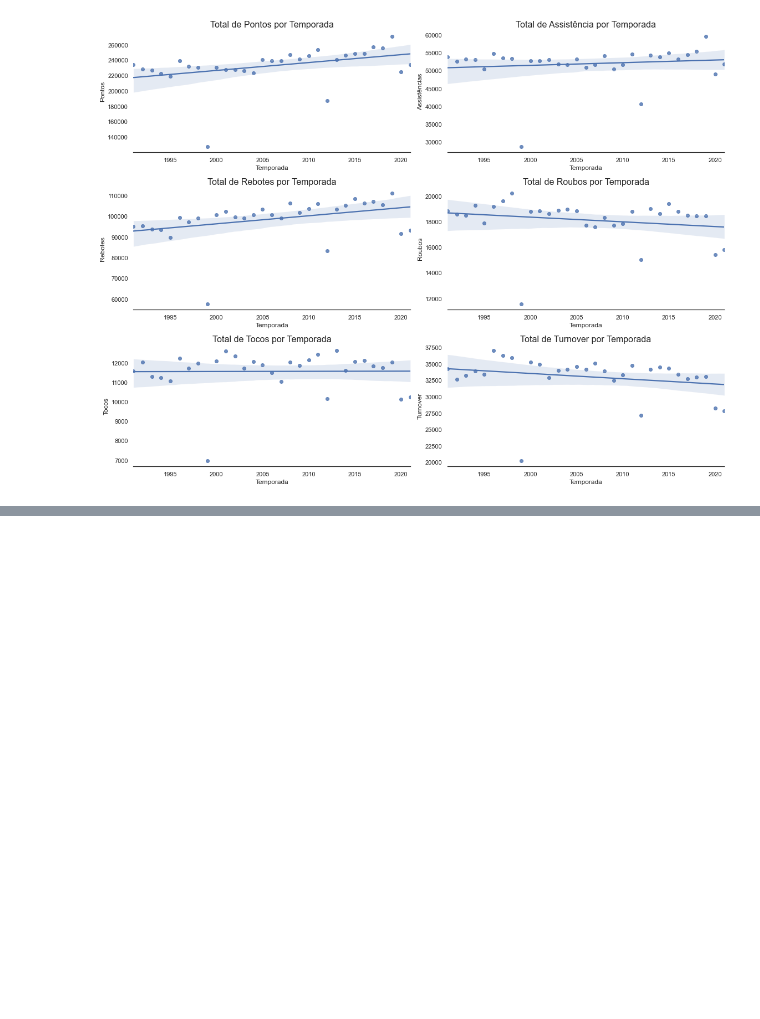
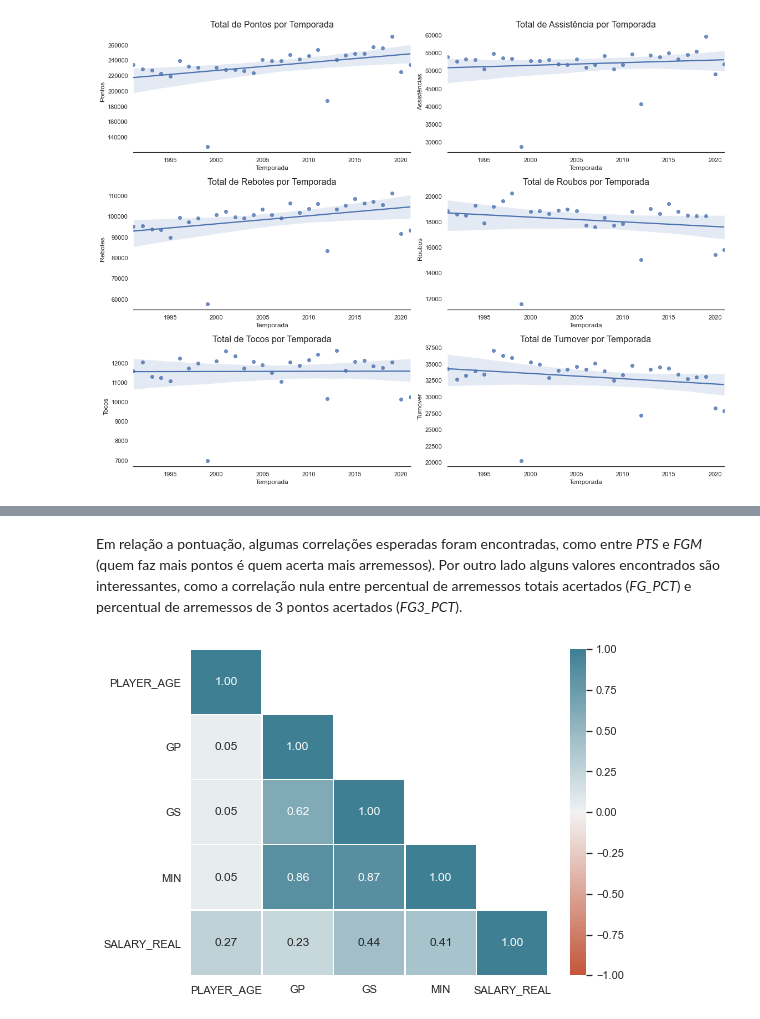
Before and after one commit to ciencia-dados-ifsp-grupo5/NBAstats, a Jupyter notebook: notebooks/NBAstats_data_analyse.ipynb, the cells around one changed output, grey strips where cells are left out. Cells and saved outputs as stored; diff of their text form; code cells hidden in the pictures; blank space fills up the shorter version.

```diff
--- a/notebooks/NBAstats_data_analyse.ipynb
+++ b/notebooks/NBAstats_data_analyse.ipynb
@@ -360,0 +397,7 @@ plt.show()
+# %% [markdown]
+Em relação a pontuação, algumas correlações esperadas foram encontradas, como entre *PTS* e *FGM* (quem faz mais pontos é quem acerta mais arremessos). Por outro lado alguns valores encontrados são interessantes, como a correlação nula entre percentual de arremessos totais acertados (*FG_PCT*) e percentual de arremessos de 3 pontos acertados (*FG3_PCT*).
+# %%
+# Atributos ligados a tempo de jogo
+correlation_map(df_pre[['PLAYER_AGE', 'GP', 'GS', 'MIN','SALARY_REAL']])
+# %% [output]
+[figure, added]
```
Also changed, not shown: parts of 17 cells of this notebook.
